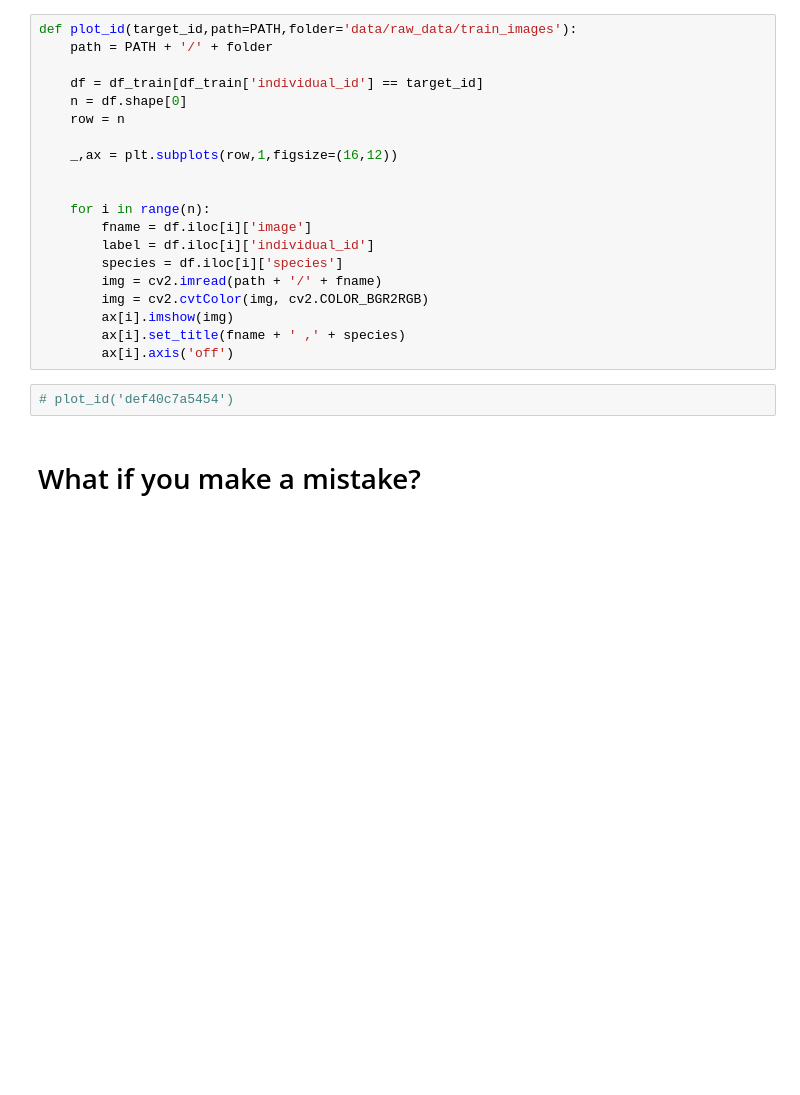
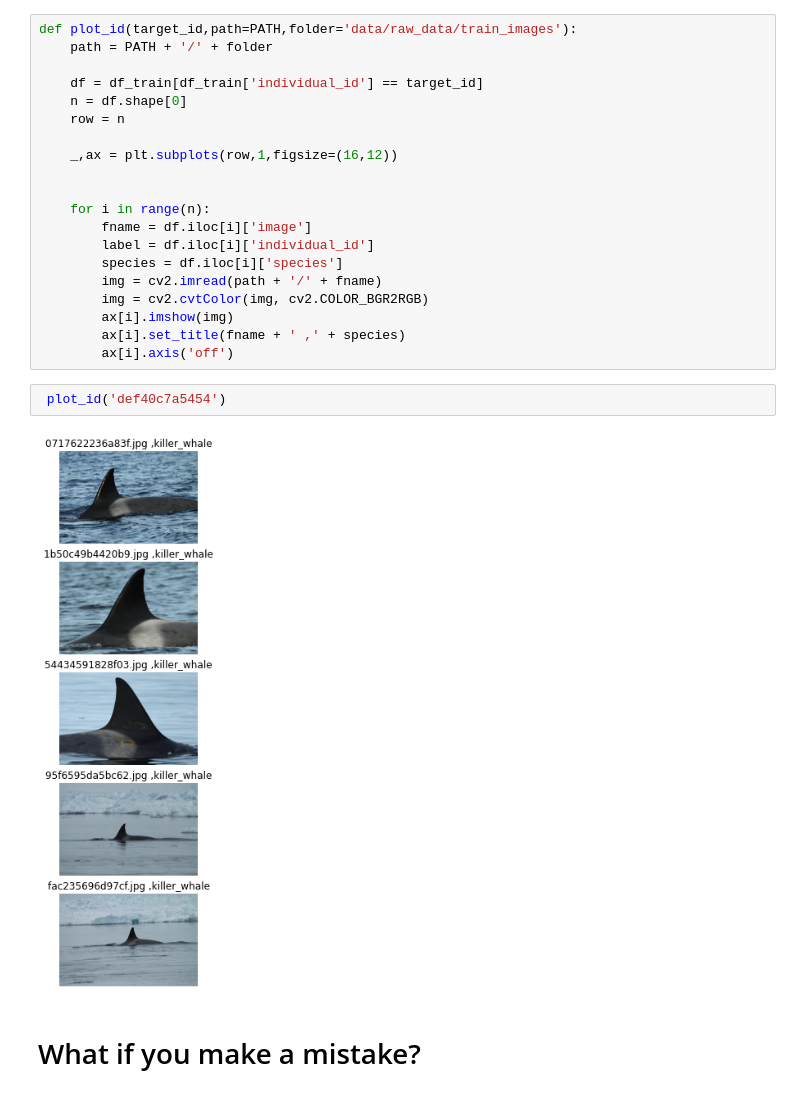
Before and after one commit to heye0507/kaggle_whale, a Jupyter notebook: nbs/00_EDA_pipeline.ipynb, the cells around one changed output. Saved outputs shown, nothing was run; the diff lists cells and outputs as text; blank space fills up the shorter version.

```diff
--- a/nbs/00_EDA_pipeline.ipynb
+++ b/nbs/00_EDA_pipeline.ipynb
@@ -508,7 +500,9 @@ def plot_id(target_id,path=PATH,folder='data/raw_data/train_images'):
         ax[i].set_title(fname + ' ,' + species)
         ax[i].axis('off')
 # %%
-# plot_id('def40c7a5454')
+ plot_id('def40c7a5454')
+# %% [output]
+[figure, added]
 # %% [markdown]
 # What if you make a mistake?
 # %%
```
Also changed, not shown: parts of 5 cells of this notebook, 4 other files.
